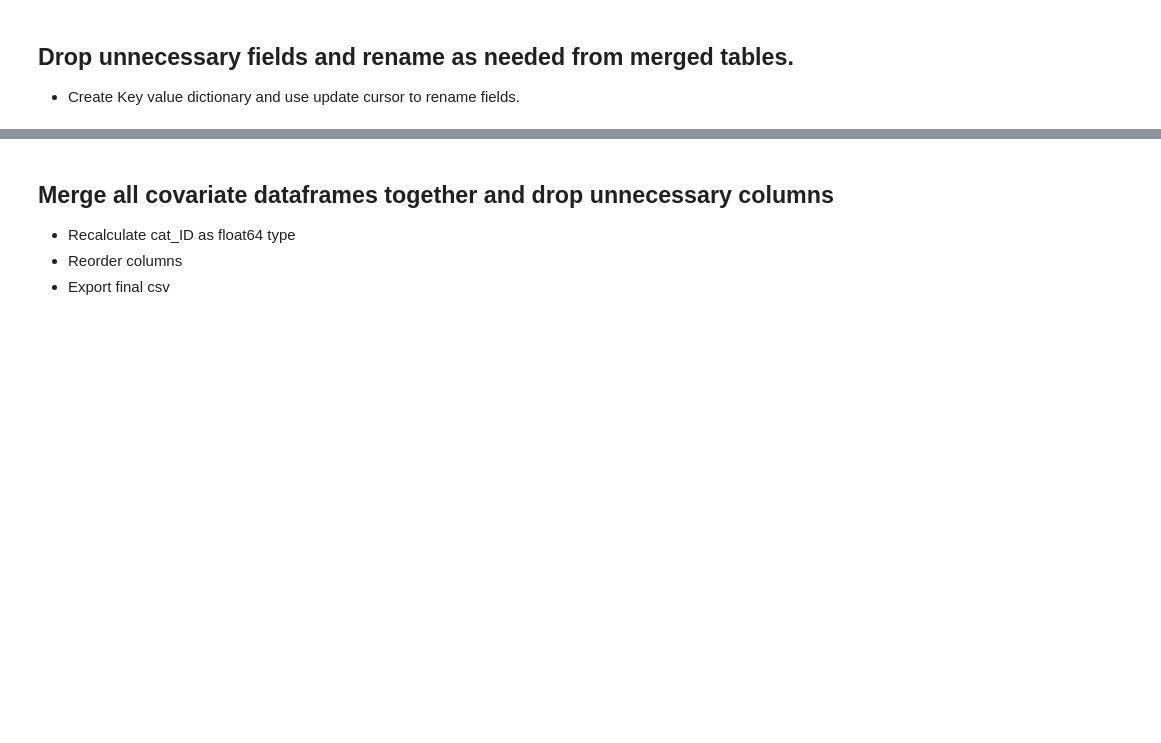
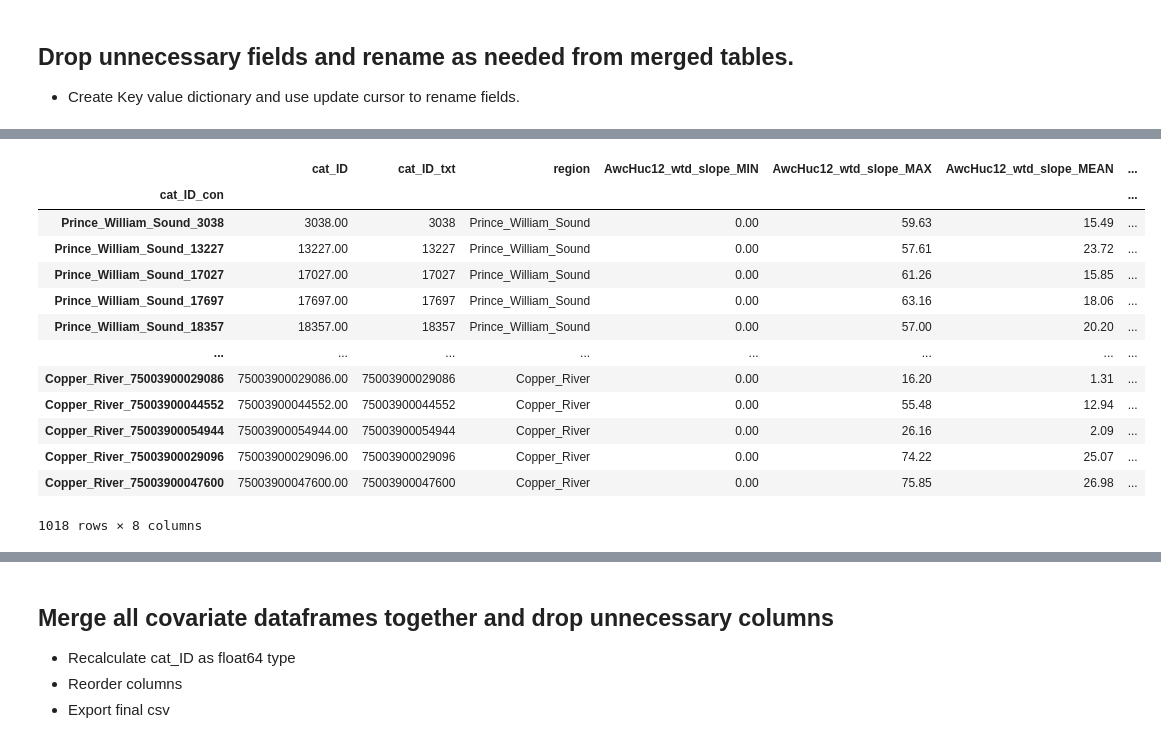
Before and after one commit to erinlarson/AKSSF, a Jupyter notebook: data_preparation/sensitivity_drivers/landcover/AKSSF_AWC_HUC12s_Covariates.ipynb, the cells around one changed output, grey strips where cells are left out. Cells and saved outputs as stored; diff of their text form; code cells hidden in the pictures; blank space fills up the shorter version.

```diff
--- a/data_preparation/sensitivity_drivers/landcover/AKSSF_AWC_HUC12s_Covariates.ipynb
+++ b/data_preparation/sensitivity_drivers/landcover/AKSSF_AWC_HUC12s_Covariates.ipynb
@@ -2094,15 +2171,30 @@ wtd_df
 # %%
 # Make watershed slope df
 wtd_sl_df = pd.DataFrame()
 wtd_sl_field_list = []
 for field in arcpy.ListFields(wtd_slope):
     wtd_sl_field_list.append(field.name)
 wtd_sl_arr = arcpy.da.TableToNumPyArray(wtd_slope, wtd_sl_field_list)
 wtd_sl_df = pd.DataFrame(wtd_sl_arr)
-wtd_sl_df = wtd_sl_df.drop(["OBJECTID", "NhdAwcH12_wtd_slope_ZONE_CODE"],axis=1)
+wtd_sl_df = wtd_sl_df.drop(["OBJECTID"],axis=1)
 wtd_sl_df = wtd_sl_df.set_index('cat_ID_con')
 dfs.append(wtd_sl_df)
 wtd_sl_df
+# %% [output]
+|  | cat_ID | cat_ID_txt | region | AwcHuc12_wtd_slope_MIN | AwcHuc12_wtd_slope_MAX | AwcHuc12_wtd_slope_MEAN | ... |
+| cat_ID_con |  |  |  |  |  |  | ... |
+| Prince_William_Sound_3038 | 3038.00 | 3038 | Prince_William_Sound | 0.00 | 59.63 | 15.49 | ... |
+| Prince_William_Sound_13227 | 13227.00 | 13227 | Prince_William_Sound | 0.00 | 57.61 | 23.72 | ... |
+| Prince_William_Sound_17027 | 17027.00 | 17027 | Prince_William_Sound | 0.00 | 61.26 | 15.85 | ... |
+| Prince_William_Sound_17697 | 17697.00 | 17697 | Prince_William_Sound | 0.00 | 63.16 | 18.06 | ... |
+| Prince_William_Sound_18357 | 18357.00 | 18357 | Prince_William_Sound | 0.00 | 57.00 | 20.20 | ... |
+| ... | ... | ... | ... | ... | ... | ... | ... |
+| Copper_River_75003900029086 | 75003900029086.00 | 75003900029086 | Copper_River | 0.00 | 16.20 | 1.31 | ... |
+| Copper_River_75003900044552 | 75003900044552.00 | 75003900044552 | Copper_River | 0.00 | 55.48 | 12.94 | ... |
+| Copper_River_75003900054944 | 75003900054944.00 | 75003900054944 | Copper_River | 0.00 | 26.16 | 2.09 | ... |
+| Copper_River_75003900029096 | 75003900029096.00 | 75003900029096 | Copper_River | 0.00 | 74.22 | 25.07 | ... |
+| Copper_River_75003900047600 | 75003900047600.00 | 75003900047600 | Copper_River | 0.00 | 75.85 | 26.98 | ... |
+1018 rows × 8 columns
 # %%
 # Make watershed north df
 wtd_n_df = pd.DataFrame()
```
Also changed, not shown: parts of 20 cells of this notebook, 20 other files.
